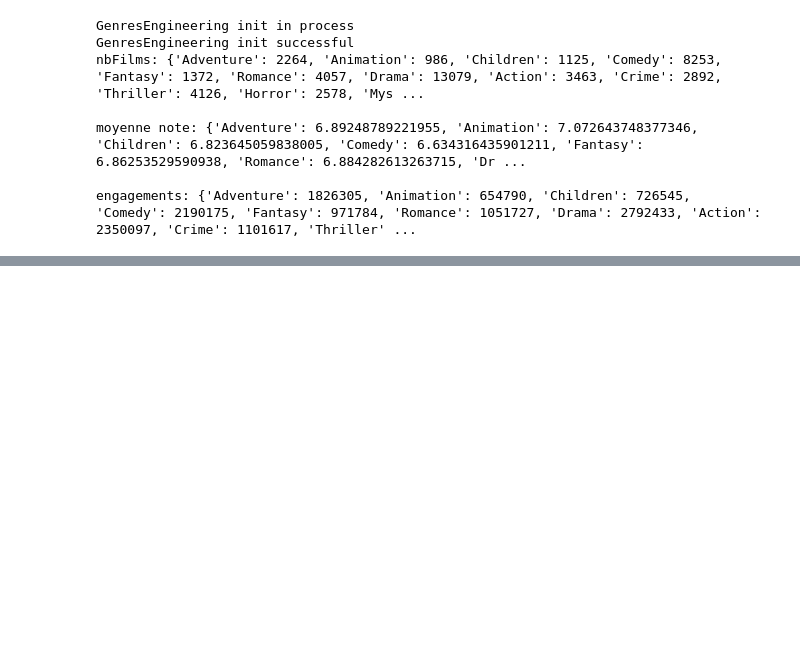
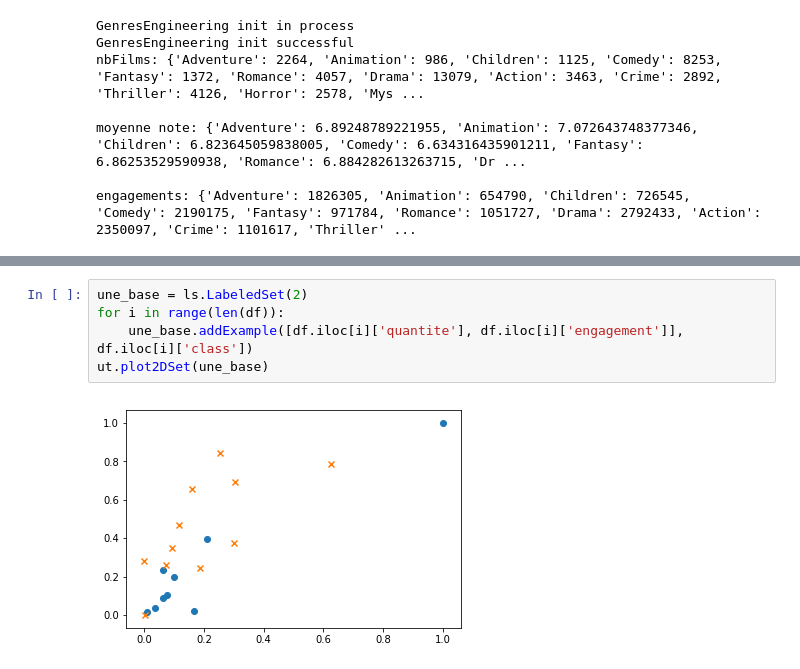
Before and after one commit to ohouens/3i026, a Jupyter notebook: projet/Analyse de données de films.ipynb, the cells around one changed output, grey strips where cells are left out. Saved outputs shown, nothing was run; the diff lists cells and outputs as text; blank space fills up the shorter version.

```diff
--- a/projet/Analyse de données de films.ipynb
+++ b/projet/Analyse de données de films.ipynb
@@ -160,0 +177,7 @@ df
+# %%
+une_base = ls.LabeledSet(2)
+for i in range(len(df)):
+    une_base.addExample([df.iloc[i]['quantite'], df.iloc[i]['engagement']], df.iloc[i]['class'])
+ut.plot2DSet(une_base)
+# %% [output]
+[figure, added]
```
Also changed, not shown: parts of 4 cells of this notebook.
